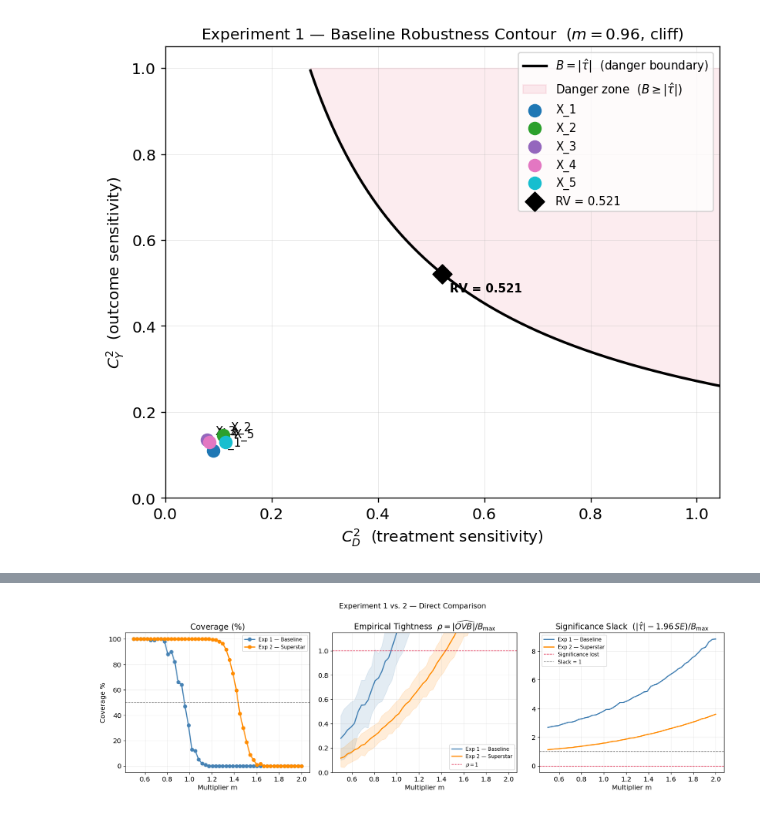
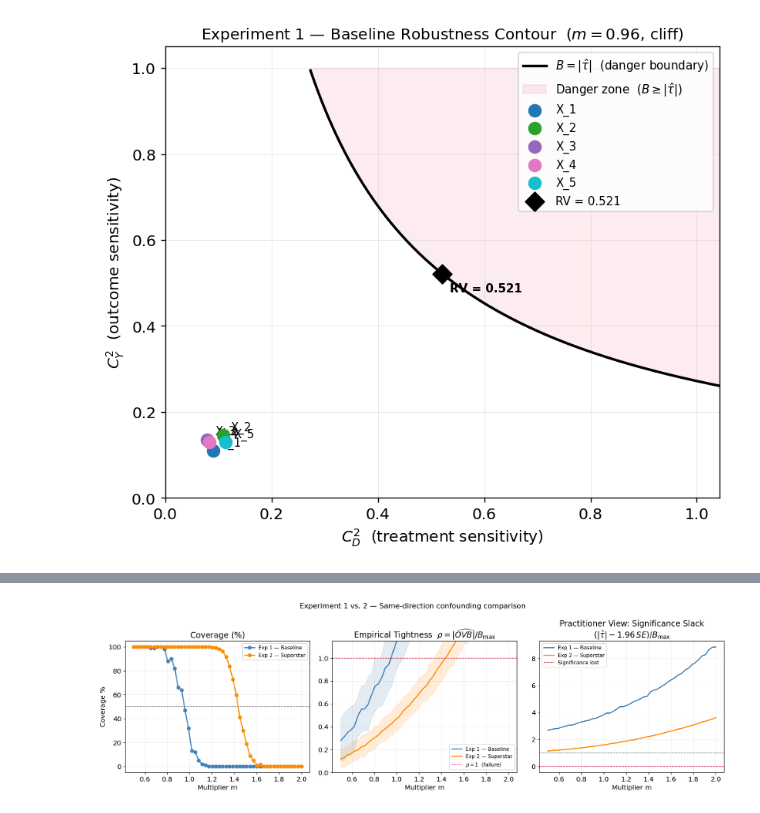
Before and after one commit to Endeville/Informal_Benchmarking, a Jupyter notebook: notebooks/experiment_01_baseline.ipynb, the cells around one changed output, grey strips where cells are left out. Cells and saved outputs as stored; diff of their text form; code cells hidden in the pictures.

```diff
--- a/notebooks/experiment_01_baseline.ipynb
+++ b/notebooks/experiment_01_baseline.ipynb
@@ -401,39 +524,43 @@ if r1 is not None and r2 is not None:
     ax.legend(fontsize=9)
     ax.grid(True, alpha=0.3)
 
-    # Empirical tightness with fan
+    # Empirical tightness (absolute ρ) — both experiments are same-direction,
+    # so signed ρ = absolute ρ here.  See Exp 3 for the direction comparison.
     ax = axes[1]
     ax.plot(r1['multipliers'], r1['mean_rho'], linewidth=2,
             color='steelblue', label='Exp 1 — Baseline')
     ax.fill_between(r1['multipliers'], r1['p10_rho'], r1['p90_rho'],
                     alpha=0.15, color='steelblue')
     ax.plot(r2['multipliers'], r2['mean_rho'], linewidth=2,
             color='darkorange', label='Exp 2 — Superstar')
     ax.fill_between(r2['multipliers'], r2['p10_rho'], r2['p90_rho'],
                     alpha=0.15, color='darkorange')
-    ax.axhline(1.0, linestyle='--', color='crimson', linewidth=1, label=r'$\rho = 1$')
+    ax.axhline(1.0, linestyle='--', color='crimson', linewidth=1, label=r'$\rho = 1$  (failure)')
     ax.set_title(r'Empirical Tightness  $\rho = |\widehat{OVB}| / B_{\max}$')
     ax.set_xlabel('Multiplier m')
     ax.set_ylim(0, 1.15)
     ax.legend(fontsize=9)
     ax.grid(True, alpha=0.3)
 
-    # Significance slack
+    # Significance slack — PRACTITIONER VIEW only.
+    # Both experiments have positive confounding, so sig_slack rises.
+    # The asymmetry with negative confounding is shown in Experiment 3.
     ax = axes[2]
     ax.plot(r1['multipliers'], r1['mean_sig_slack'], linewidth=2,
             color='steelblue', label='Exp 1 — Baseline')
     ax.plot(r2['multipliers'], r2['mean_sig_slack'], linewidth=2,
             color='darkorange', label='Exp 2 — Superstar')
     ax.axhline(0.0, linestyle='--', color='crimson', linewidth=1, label='Significance lost')
-    ax.axhline(1.0, linestyle='--', color='gray', linewidth=1, label='Slack = 1')
-    ax.set_title(r'Significance Slack  $(|\hat{\tau}| - 1.96\,SE) / B_{\max}$')
+    ax.axhline(1.0, linestyle='--', color='gray',    linewidth=1)
+    ax.set_title(r'Practitioner View: Significance Slack' '\n'
+                 r'$(|\hat{\tau}| - 1.96\,SE) / B_{\max}$')
     ax.set_xlabel('Multiplier m')
     ax.legend(fontsize=9)
     ax.grid(True, alpha=0.3)
 
-    plt.suptitle('Experiment 1 vs. 2 — Direct Comparison', fontsize=13)
+    plt.suptitle('Experiment 1 vs. 2 — Same-direction confounding comparison', fontsize=13)
     plt.tight_layout()
     plt.savefig('figures/experiment_comparison.png', bbox_inches='tight')
     plt.show()
 # %% [output]
-[figure, old version]
+[figure, new version]
```
Also changed, not shown: parts of 5 cells of this notebook, 3 other files.
